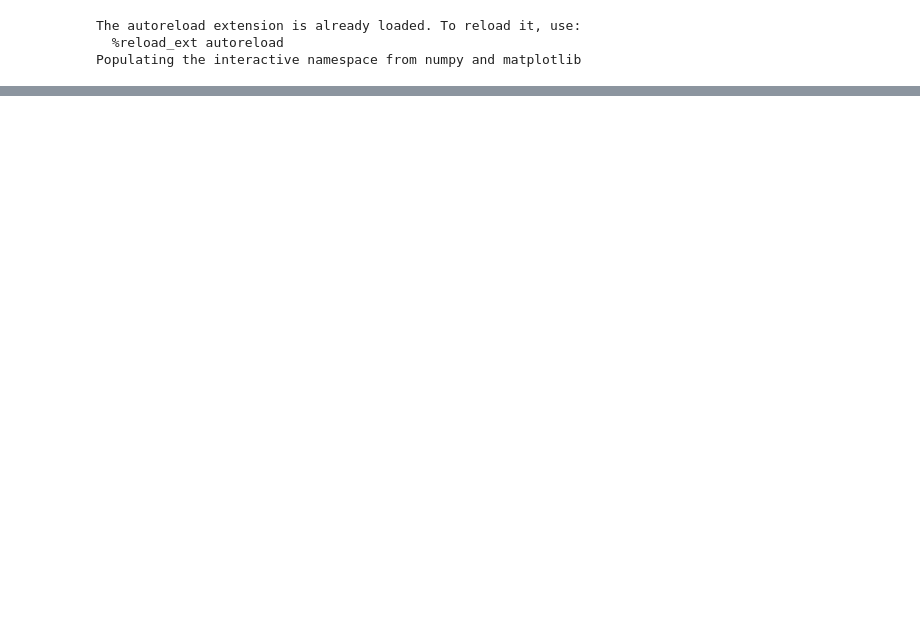
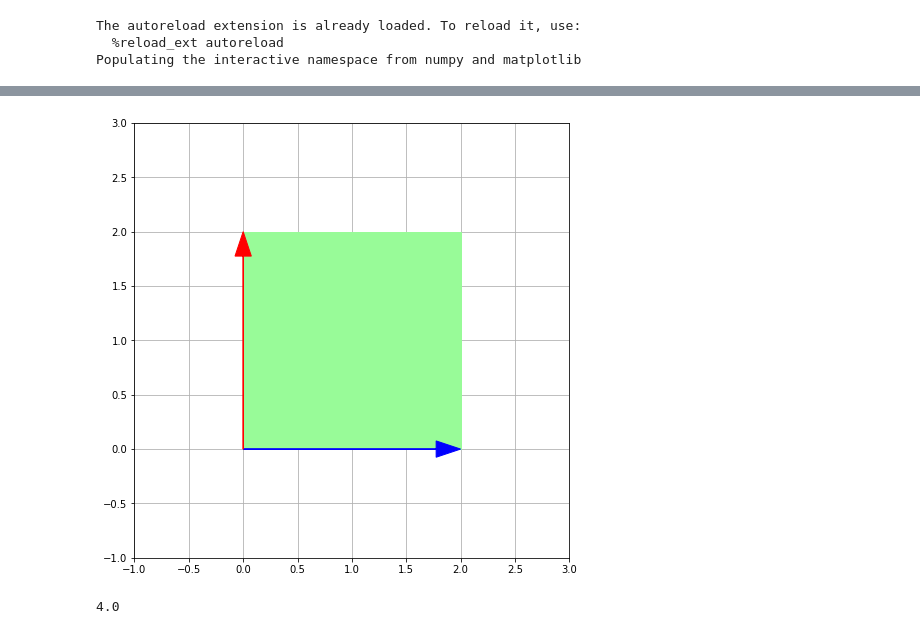
Before and after one commit to mwpb/jupyter-math211, a Jupyter notebook: lecture-2018-09-27/Determinants and image of standard basis vectors.ipynb, the cells around one changed output, grey strips where cells are left out. Drawn from its saved outputs; the diff is of its cells as text; code cells hidden in the pictures; blank space fills up the shorter version.

```diff
--- a/lecture-2018-09-27/Determinants and image of standard basis vectors.ipynb
+++ b/lecture-2018-09-27/Determinants and image of standard basis vectors.ipynb
@@ -91,0 +44,10 @@ A = [
+# %%
+A = [
+    [2, 0],
+    [0, 2]
+]
+plotColumns(A)
+display(np.linalg.det(A))
+# %% [output]
+[figure, added]
+4.0
```
Also changed, not shown: parts of 11 cells of this notebook, 3 other files.
